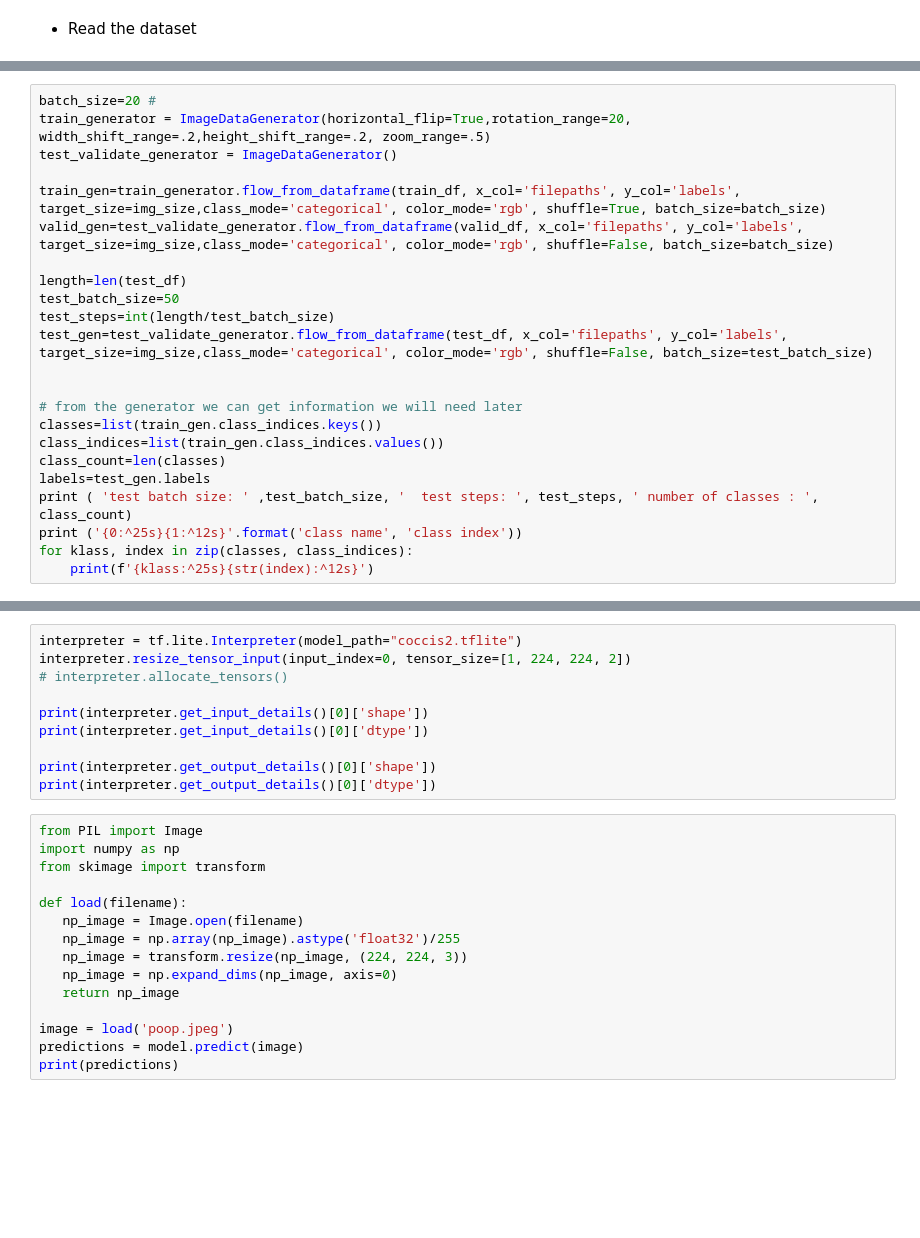
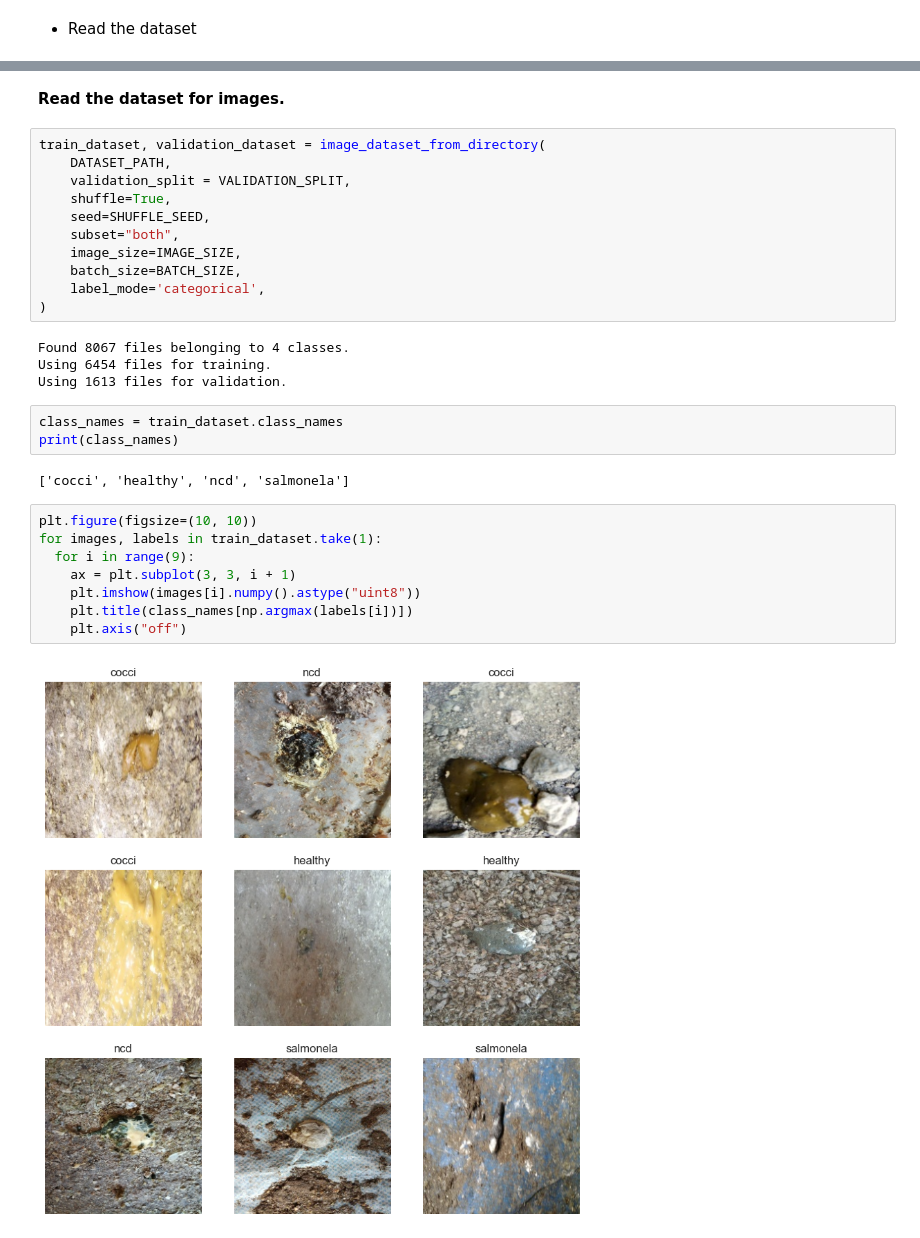
Before and after one commit to awath-abdat/coccidiosis-detector, a Jupyter notebook: model/notebook.ipynb, the cells around one changed output, grey strips where cells are left out. Saved outputs shown, nothing was run; the diff lists cells and outputs as text; blank space fills up the shorter version.

Commit message:
Replace deprecated libraries for loading and training models with newer ones

```diff
--- a/model/notebook.ipynb
+++ b/model/notebook.ipynb
@@ -90,23 +40,0 @@ We used the ImageDataGenerator to apply rotations,flipping zooming,shifting heig
-# %%
-batch_size=20 #
-train_generator = ImageDataGenerator(horizontal_flip=True,rotation_range=20, width_shift_range=.2,height_shift_range=.2, zoom_range=.5)
-test_validate_generator = ImageDataGenerator()
-
-train_gen=train_generator.flow_from_dataframe(train_df, x_col='filepaths', y_col='labels', target_size=img_size,class_mode='categorical', color_mode='rgb', shuffle=True, batch_size=batch_size)
-valid_gen=test_validate_generator.flow_from_dataframe(valid_df, x_col='filepaths', y_col='labels', target_size=img_size,class_mode='categorical', color_mode='rgb', shuffle=False, batch_size=batch_size)
-
-length=len(test_df)
-test_batch_size=50
-test_steps=int(length/test_batch_size)
-test_gen=test_validate_generator.flow_from_dataframe(test_df, x_col='filepaths', y_col='labels', target_size=img_size,class_mode='categorical', color_mode='rgb', shuffle=False, batch_size=test_batch_size)
-
-
-# from the generator we can get information we will need later
-classes=list(train_gen.class_indices.keys())
-class_indices=list(train_gen.class_indices.values())
-class_count=len(classes)
-labels=test_gen.labels
-print ( 'test batch size: ' ,test_batch_size, '  test steps: ', test_steps, ' number of classes : ', class_count)
-print ('{0:^25s}{1:^12s}'.format('class name', 'class index'))
-for klass, index in zip(classes, class_indices):
-    print(f'{klass:^25s}{str(index):^12s}')
@@ -303,25 +41,32 @@ open('./coccis2.tflite',"wb").write(tflite_model)
-# %%
-interpreter = tf.lite.Interpreter(model_path="coccis2.tflite")
-interpreter.resize_tensor_input(input_index=0, tensor_size=[1, 224, 224, 2])
-# interpreter.allocate_tensors()
-
-print(interpreter.get_input_details()[0]['shape'])
-print(interpreter.get_input_details()[0]['dtype'])
-
-print(interpreter.get_output_details()[0]['shape'])
-print(interpreter.get_output_details()[0]['dtype'])
-# %%
-from PIL import Image
-import numpy as np
-from skimage import transform
-
-def load(filename):
-   np_image = Image.open(filename)
-   np_image = np.array(np_image).astype('float32')/255
-   np_image = transform.resize(np_image, (224, 224, 3))
-   np_image = np.expand_dims(np_image, axis=0)
-   return np_image
-
-image = load('poop.jpeg')
-predictions = model.predict(image)
-print(predictions)
+# %% [markdown]
+**Read the dataset for images.**
+# %%
+train_dataset, validation_dataset = image_dataset_from_directory(
+    DATASET_PATH,
+    validation_split = VALIDATION_SPLIT,
+    shuffle=True,
+    seed=SHUFFLE_SEED,
+    subset="both",
+    image_size=IMAGE_SIZE,
+    batch_size=BATCH_SIZE,
+    label_mode='categorical',
+)
+# %% [output]
+Found 8067 files belonging to 4 classes.
+Using 6454 files for training.
+Using 1613 files for validation.
+# %%
+class_names = train_dataset.class_names
+print(class_names)
+# %% [output]
+['cocci', 'healthy', 'ncd', 'salmonela']
+# %%
+plt.figure(figsize=(10, 10))
+for images, labels in train_dataset.take(1):
+  for i in range(9):
+    ax = plt.subplot(3, 3, i + 1)
+    plt.imshow(images[i].numpy().astype("uint8"))
+    plt.title(class_names[np.argmax(labels[i])])
+    plt.axis("off")
+# %% [output]
+[figure, added]
```
Also changed, not shown: parts of 35 cells of this notebook, 1 other file.
